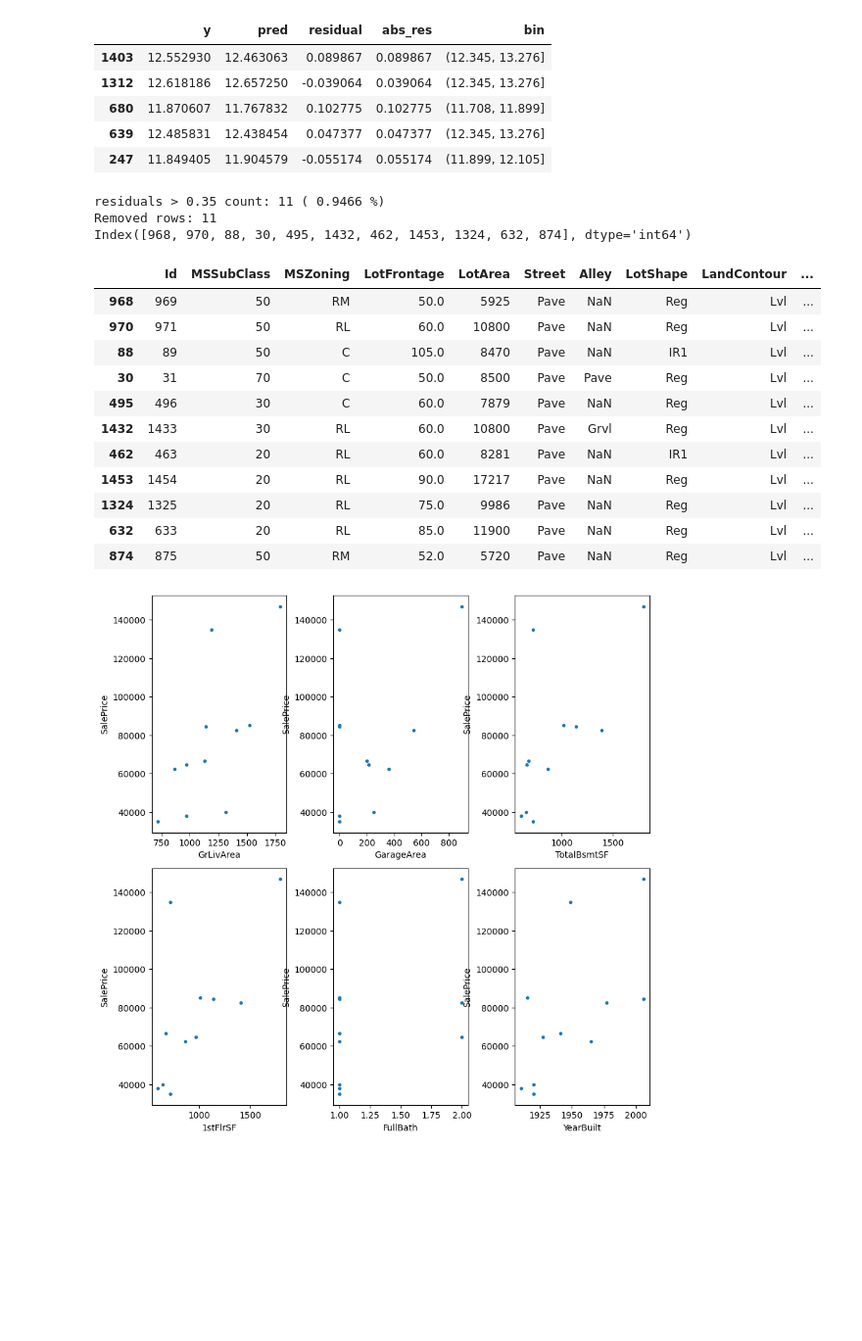
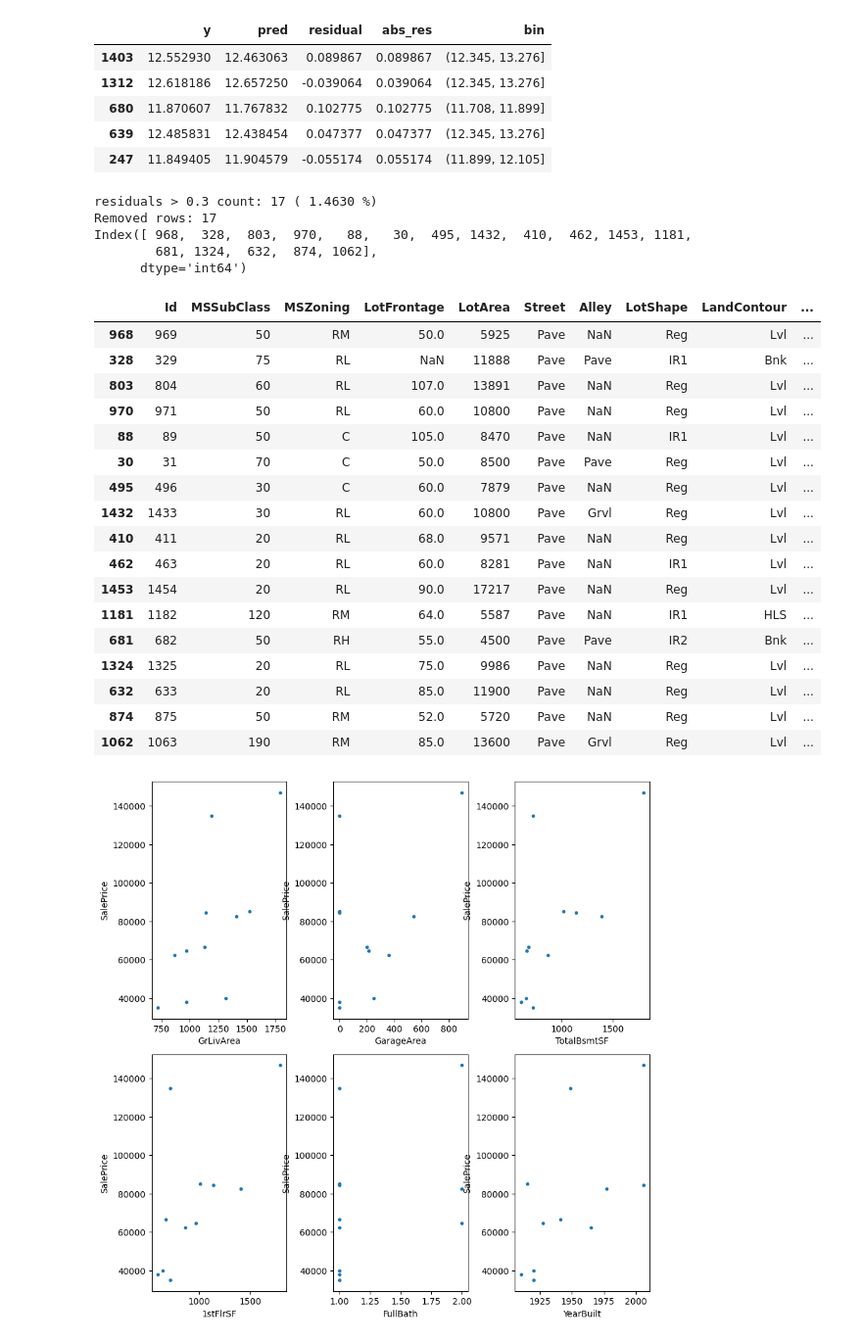
Before and after one commit to javrudsky/machine_learning, a Jupyter notebook: kaggle/housing/housing_v2.ipynb, the cells around one changed output. Shown at 98% size. Saved outputs shown, nothing was run; the diff lists cells and outputs as text; code cells hidden in the pictures; blank space fills up the shorter version.

Commit message:
8th submission. Removing rows from X having residual > 0.3

```diff
--- a/kaggle/housing/housing_v2.ipynb
+++ b/kaggle/housing/housing_v2.ipynb
@@ -1955,37 +1968,47 @@ Name: abs_res, dtype: float64
 | 639 | 12.485831 | 12.438454 | 0.047377 | 0.047377 | (12.345, 13.276] |
 | 247 | 11.849405 | 11.904579 | -0.055174 | 0.055174 | (11.899, 12.105] |
 # %%
+X, y, y_orig, X_test, y_test = split_train_test_data()
+X, y, _, ignored_cols, ord_cols_used, desc = initial_processing(X, y, y_orig)
 
-res_filter = 0.35
+res_filter = 0.30
 bigres_idx = dfres[dfres["residual"].abs() > res_filter].index
 print(f"residuals > {res_filter} count:", bigres_idx.shape[0], "(", nfmt(bigres_idx.shape[0] / X.shape[0] * 100), "%)")
 
 X_f = X[~X.index.isin(bigres_idx)]
 
 print("Removed rows:", X.shape[0] - X_f.shape[0])
 #oX.iloc[]
 
 print(bigres_idx)
 
 X_rem = X.join(y_orig)[X.index.isin(bigres_idx)]
 
 X_rem
 # %% [output]
-residuals > 0.35 count: 11 ( 0.9466 %)
-Removed rows: 11
-Index([968, 970, 88, 30, 495, 1432, 462, 1453, 1324, 632, 874], dtype='int64')
+residuals > 0.3 count: 17 ( 1.4630 %)
+Removed rows: 17
+Index([ 968,  328,  803,  970,   88,   30,  495, 1432,  410,  462, 1453, 1181,
+        681, 1324,  632,  874, 1062],
+      dtype='int64')
 |  | Id | MSSubClass | MSZoning | LotFrontage | LotArea | Street | Alley | LotShape | LandContour | ... |
 | 968 | 969 | 50 | RM | 50.0 | 5925 | Pave | NaN | Reg | Lvl | ... |
+| 328 | 329 | 75 | RL | NaN | 11888 | Pave | Pave | IR1 | Bnk | ... |
+| 803 | 804 | 60 | RL | 107.0 | 13891 | Pave | NaN | Reg | Lvl | ... |
 | 970 | 971 | 50 | RL | 60.0 | 10800 | Pave | NaN | Reg | Lvl | ... |
 | 88 | 89 | 50 | C | 105.0 | 8470 | Pave | NaN | IR1 | Lvl | ... |
 | 30 | 31 | 70 | C | 50.0 | 8500 | Pave | Pave | Reg | Lvl | ... |
 | 495 | 496 | 30 | C | 60.0 | 7879 | Pave | NaN | Reg | Lvl | ... |
 | 1432 | 1433 | 30 | RL | 60.0 | 10800 | Pave | Grvl | Reg | Lvl | ... |
+| 410 | 411 | 20 | RL | 68.0 | 9571 | Pave | NaN | Reg | Lvl | ... |
 | 462 | 463 | 20 | RL | 60.0 | 8281 | Pave | NaN | IR1 | Lvl | ... |
 | 1453 | 1454 | 20 | RL | 90.0 | 17217 | Pave | NaN | Reg | Lvl | ... |
+| 1181 | 1182 | 120 | RM | 64.0 | 5587 | Pave | NaN | IR1 | HLS | ... |
+| 681 | 682 | 50 | RH | 55.0 | 4500 | Pave | Pave | IR2 | Bnk | ... |
 | 1324 | 1325 | 20 | RL | 75.0 | 9986 | Pave | NaN | Reg | Lvl | ... |
 | 632 | 633 | 20 | RL | 85.0 | 11900 | Pave | NaN | Reg | Lvl | ... |
 | 874 | 875 | 50 | RM | 52.0 | 5720 | Pave | NaN | Reg | Lvl | ... |
+| 1062 | 1063 | 190 | RM | 85.0 | 13600 | Pave | Grvl | Reg | Lvl | ... |
 # %%
 
 show_target_pairplot(X_rem, ["GrLivArea", "GarageArea", "TotalBsmtSF", "1stFlrSF", "FullBath", "YearBuilt"], TARGET_COL)
```
Also changed, not shown: parts of 9 cells of this notebook.
